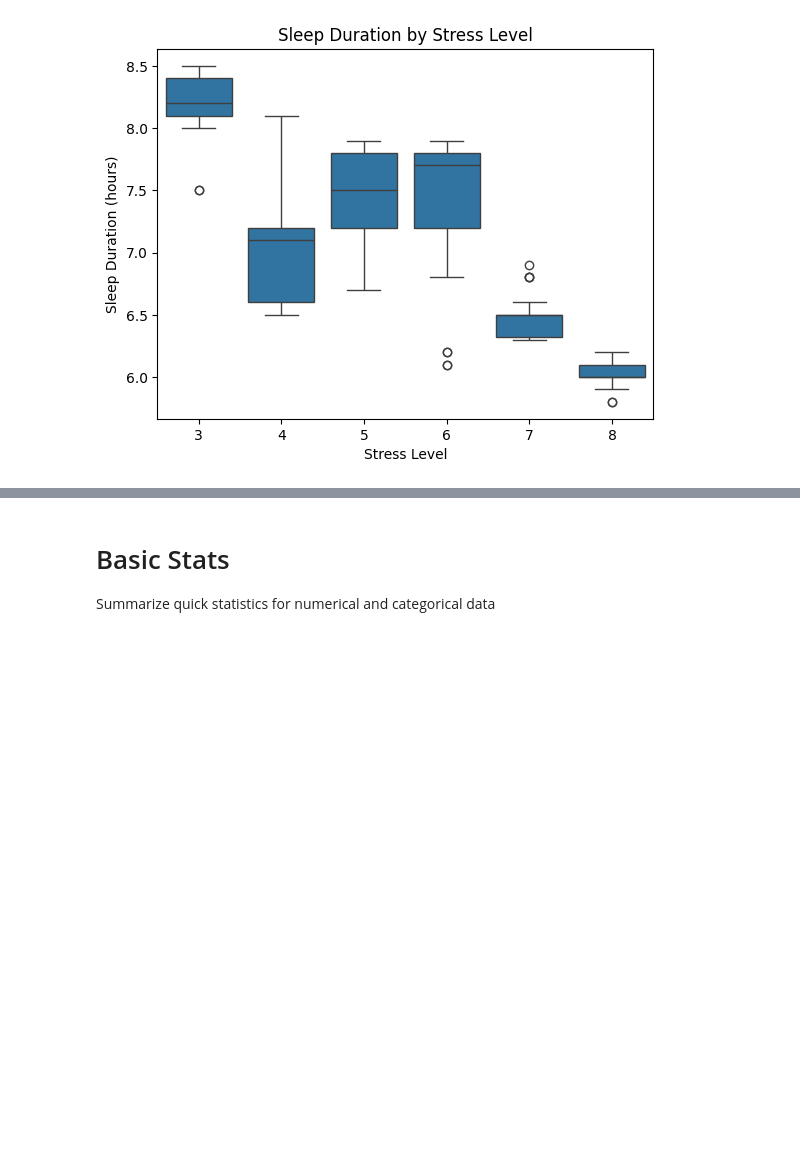
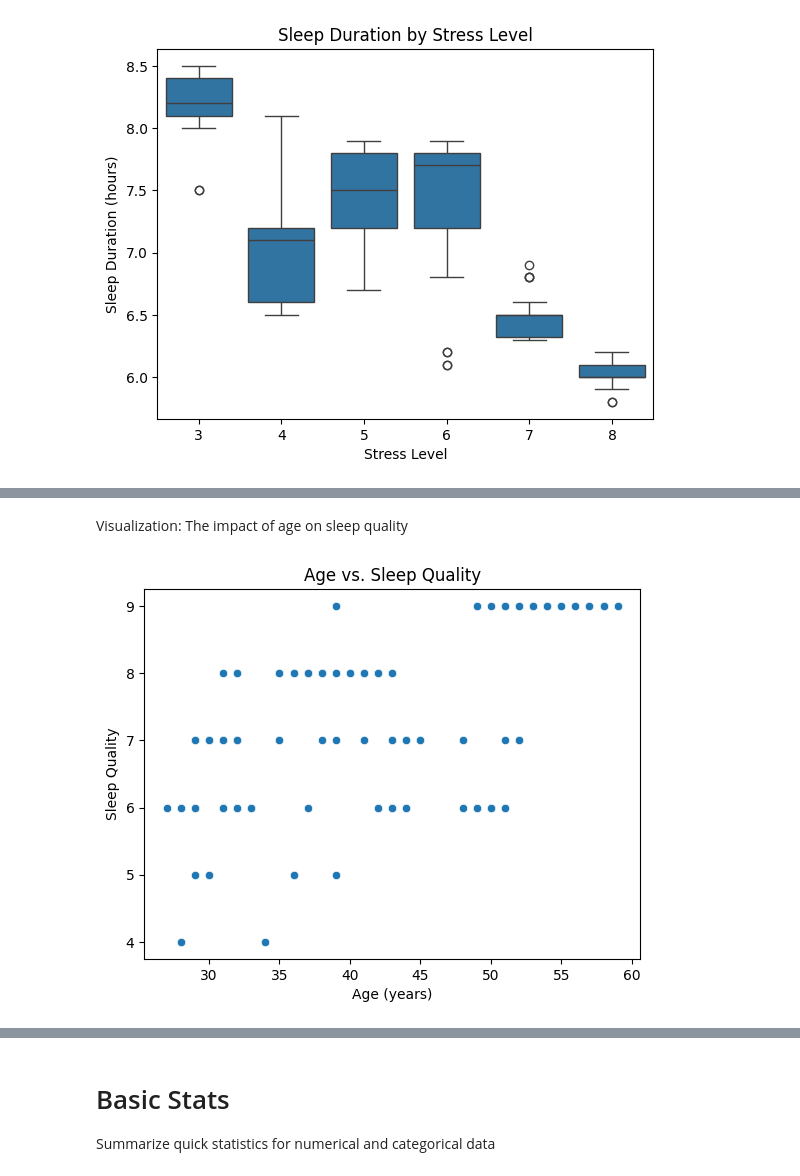
Before and after one commit to shamitsoni/Sleep-Health, a Jupyter notebook: notebooks/eda.ipynb, the cells around one changed output, grey strips where cells are left out. Saved outputs shown, nothing was run; the diff lists cells and outputs as text; code cells hidden in the pictures; blank space fills up the shorter version.

```diff
--- a/notebooks/eda.ipynb
+++ b/notebooks/eda.ipynb
@@ -104,0 +115,10 @@ plt.show()
+# %% [markdown]
+Visualization: The impact of age on sleep quality
+# %%
+sns.scatterplot(data=df, x="age", y="quality_of_sleep")
+plt.xlabel("Age (years)")
+plt.ylabel("Sleep Quality")
+plt.title("Age vs. Sleep Quality")
+plt.show()
+# %% [output]
+[figure, added]
```
Also changed, not shown: parts of 11 cells of this notebook.
